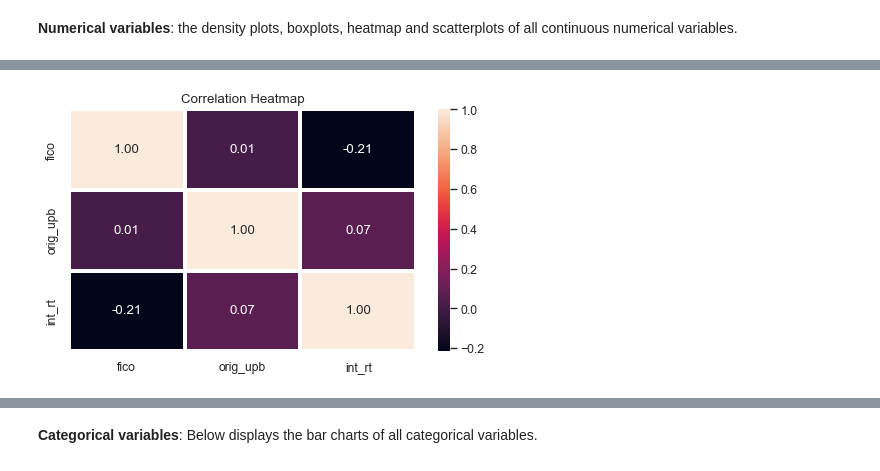
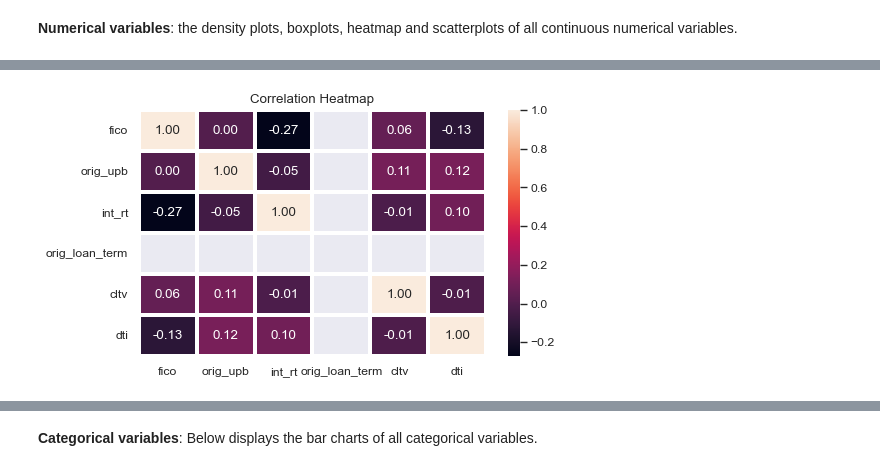
Before and after one commit to abalone88/ml_proj2, a Jupyter notebook: project2_materials/project2.ipynb, the cells around one changed output, grey strips where cells are left out. Cells and saved outputs as stored; diff of their text form; code cells hidden in the pictures.

```diff
--- a/project2_materials/project2.ipynb
+++ b/project2_materials/project2.ipynb
@@ -185,24 +196,28 @@ Number of NA in 'loan_purpose': 0
 X = d.drop(columns=['default'])
 y = d['default']  # Response variable
 
-X_train, X_test, y_train, y_test = train_test_split(X, y, test_size=0.1, random_state=42)
+X_train, X_test, y_train, y_test = train_test_split(X, y, test_size=0.3, stratify=y, random_state=42)
 # %% [markdown]
 **Numerical variables**: the density plots, boxplots, heatmap and scatterplots of all continuous numerical variables.
+# %%
+# filter NA coded as 999
+
+filtered_idx = X_train[(X_train['cltv'] != 999) & (X_train['dti'] != 999)].index
+X_train_clean = X_train.loc[filtered_idx]
+y_train_clean = y_train.loc[filtered_idx]
 # %%
 # filter NA coded as 999
-filtered_cltv = X_train[X_train['cltv'] != 999]['cltv']
-filtered_dti = X_train[X_train['dti'] != 999]['dti']
+#filtered_cltv = X_train[X_train['cltv'] != 999]['cltv']
+#filtered_dti = X_train[X_train['dti'] != 999]['dti']
 fig, axes = plt.subplots(nrows=1, ncols=6, figsize=(16, 4))
 
 # Numerical variables
-num_var = ['fico', 'orig_upb', 'int_rt','orig_loan_term']
+num_var = ['fico', 'orig_upb', 'int_rt','orig_loan_term','cltv','dti']
 for i, variable in enumerate(num_var):
-    sns.kdeplot(data=X_train[variable], ax=axes[i], fill=True)
+    sns.kdeplot(data=X_train_clean[variable], ax=axes[i], fill=True)
+
     axes[i].set_title(f'Density Plot of {variable}')
-sns.kdeplot(data=filtered_cltv, ax=axes[-2], fill=True)
-axes[-2].set_title('Density Plot of cltv (Filtered)')
-sns.kdeplot(data=filtered_dti, ax=axes[-1], fill=True)
-axes[-1].set_title('Density Plot of dti (Filtered)')
+
 plt.tight_layout()
 plt.show()
 # %% [output]
@@ -222,9 +239,14 @@ plt.show()
 # %%
 # set na
-for column in d[num_var].columns:
-    Q1 = d[num_var][column].quantile(0.25)
-    Q3 = d[num_var][column].quantile(0.75)
+for column in X_train_clean[num_var].columns:
+    Q1 = X_train_clean[num_var][column].quantile(0.25)
+    Q3 = X_train_clean[num_var][column].quantile(0.75)
     IQR = Q3 - Q1
     lower_bound = Q1 - 1.5 * IQR
     upper_bound = Q3 + 1.5 * IQR
-    d[column] = d[num_var][column].mask((d[num_var][column] < lower_bound) | (d[num_var][column] > upper_bound), np.nan)
+
+    filtered_idx = X_train_clean[(X_train_clean[column] >= lower_bound) & (X_train_clean[column] <= upper_bound)].index
+    X_train_clean = X_train_clean.loc[filtered_idx]
+    y_train_clean = y_train_clean.loc[filtered_idx]
+
+    #d[column] = d[num_var][column].mask((d[num_var][column] < lower_bound) | (d[num_var][column] > upper_bound), np.nan)
@@ -231,7 +264,7 @@ for column in d[num_var].columns:
 # %%
 sns.set(rc={'figure.figsize': (7, 4)})
-sns.heatmap(X_train[num_var].corr(), annot = True, fmt = '.2f', linewidths = 2)
+sns.heatmap(X_train_clean[num_var].corr(), annot = True, fmt = '.2f', linewidths = 2)
 plt.title("Correlation Heatmap")
 plt.show()
 # %% [output]
-[figure, old version]
+[figure, new version]
```
Also changed, not shown: parts of 38 cells of this notebook, 1 other file.
